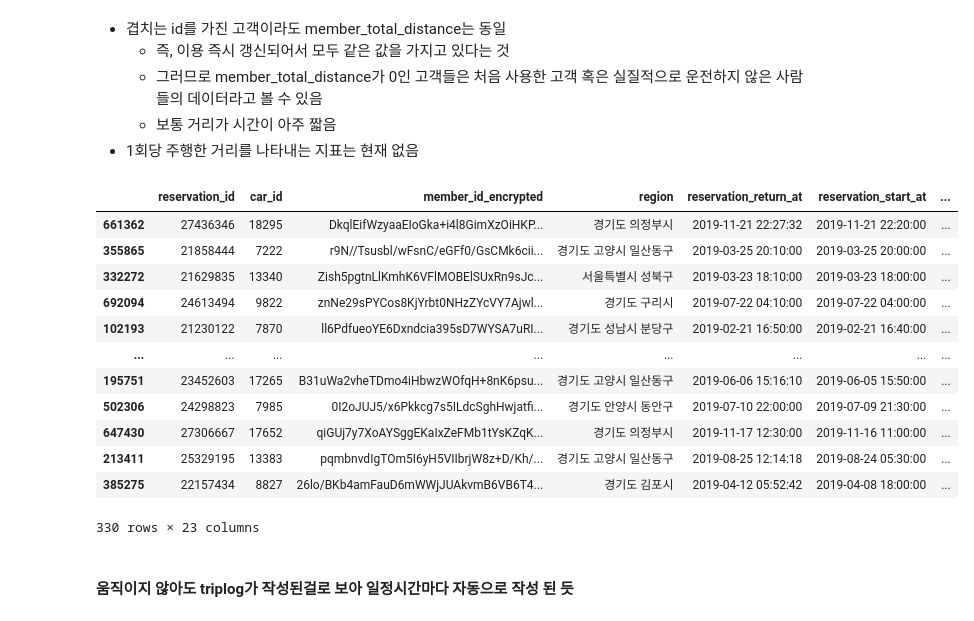
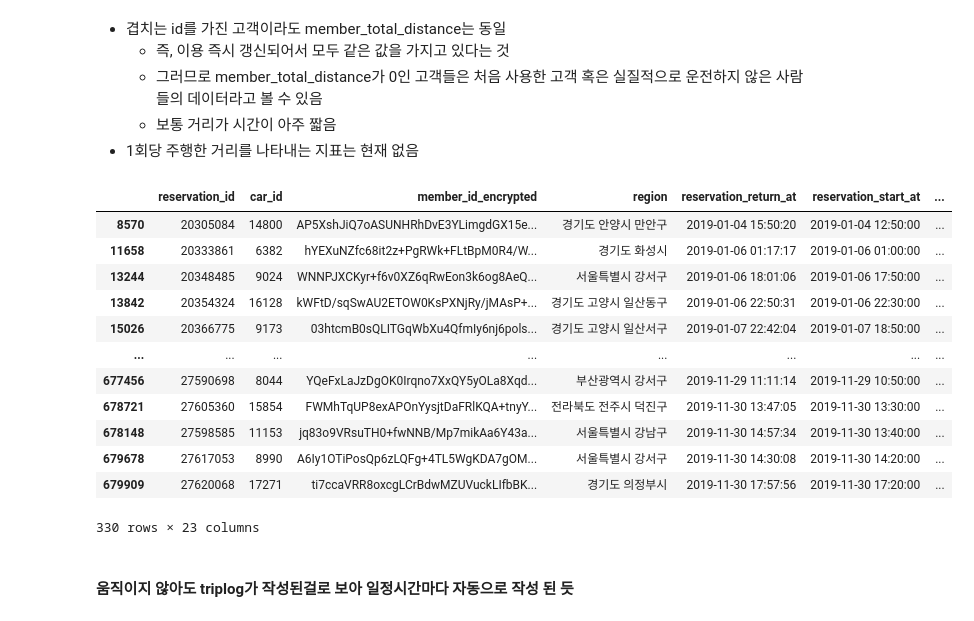
Before and after one commit to easttuna/Sodascar_User-clustering-and-classification-model-based-on-usage-history, a Jupyter notebook: EDA_cmy.ipynb, the cells around one changed output. Drawn from its saved outputs; the diff is of its cells as text; code cells hidden in the pictures.

```diff
--- a/EDA_cmy.ipynb
+++ b/EDA_cmy.ipynb
@@ -188,20 +367,20 @@ Name: member_total_distance, Length: 295, dtype: float64
 - 1회당 주행한 거리를 나타내는 지표는 현재 없음
 # %%
 zero_distance = df.loc[df["member_total_distance"] == 0]
-zero_distance
+zero_distance.sort_values(by='reservation_start_at')
 # %% [output]
 |  | reservation_id | car_id | member_id_encrypted | region | reservation_return_at | reservation_start_at | ... |
-| 661362 | 27436346 | 18295 | DkqlEifWzyaaEIoGka+i4l8GimXzOiHKP... | 경기도 의정부시 | 2019-11-21 22:27:32 | 2019-11-21 22:20:00 | ... |
-| 355865 | 21858444 | 7222 | r9N//Tsusbl/wFsnC/eGFf0/GsCMk6cii... | 경기도 고양시 일산동구 | 2019-03-25 20:10:00 | 2019-03-25 20:00:00 | ... |
-| 332272 | 21629835 | 13340 | Zish5pgtnLlKmhK6VFlMOBElSUxRn9sJc... | 서울특별시 성북구 | 2019-03-23 18:10:00 | 2019-03-23 18:00:00 | ... |
-| 692094 | 24613494 | 9822 | znNe29sPYCos8KjYrbt0NHzZYcVY7Ajwl... | 경기도 구리시 | 2019-07-22 04:10:00 | 2019-07-22 04:00:00 | ... |
-| 102193 | 21230122 | 7870 | ll6PdfueoYE6Dxndcia395sD7WYSA7uRI... | 경기도 성남시 분당구 | 2019-02-21 16:50:00 | 2019-02-21 16:40:00 | ... |
+| 8570 | 20305084 | 14800 | AP5XshJiQ7oASUNHRhDvE3YLimgdGX15e... | 경기도 안양시 만안구 | 2019-01-04 15:50:20 | 2019-01-04 12:50:00 | ... |
+| 11658 | 20333861 | 6382 | hYEXuNZfc68it2z+PgRWk+FLtBpM0R4/W... | 경기도 화성시 | 2019-01-06 01:17:17 | 2019-01-06 01:00:00 | ... |
+| 13244 | 20348485 | 9024 | WNNPJXCKyr+f6v0XZ6qRwEon3k6og8AeQ... | 서울특별시 강서구 | 2019-01-06 18:01:06 | 2019-01-06 17:50:00 | ... |
+| 13842 | 20354324 | 16128 | kWFtD/sqSwAU2ETOW0KsPXNjRy/jMAsP+... | 경기도 고양시 일산동구 | 2019-01-06 22:50:31 | 2019-01-06 22:30:00 | ... |
+| 15026 | 20366775 | 9173 | 03htcmB0sQLITGqWbXu4QfmIy6nj6pols... | 경기도 고양시 일산서구 | 2019-01-07 22:42:04 | 2019-01-07 18:50:00 | ... |
 | ... | ... | ... | ... | ... | ... | ... | ... |
-| 195751 | 23452603 | 17265 | B31uWa2vheTDmo4iHbwzWOfqH+8nK6psu... | 경기도 고양시 일산동구 | 2019-06-06 15:16:10 | 2019-06-05 15:50:00 | ... |
-| 502306 | 24298823 | 7985 | 0I2oJUJ5/x6Pkkcg7s5ILdcSghHwjatfi... | 경기도 안양시 동안구 | 2019-07-10 22:00:00 | 2019-07-09 21:30:00 | ... |
-| 647430 | 27306667 | 17652 | qiGUj7y7XoAYSggEKaIxZeFMb1tYsKZqK... | 경기도 의정부시 | 2019-11-17 12:30:00 | 2019-11-16 11:00:00 | ... |
-| 213411 | 25329195 | 13383 | pqmbnvdIgTOm5I6yH5VIIbrjW8z+D/Kh/... | 경기도 고양시 일산동구 | 2019-08-25 12:14:18 | 2019-08-24 05:30:00 | ... |
-| 385275 | 22157434 | 8827 | 26lo/BKb4amFauD6mWWjJUAkvmB6VB6T4... | 경기도 김포시 | 2019-04-12 05:52:42 | 2019-04-08 18:00:00 | ... |
+| 677456 | 27590698 | 8044 | YQeFxLaJzDgOK0Irqno7XxQY5yOLa8Xqd... | 부산광역시 강서구 | 2019-11-29 11:11:14 | 2019-11-29 10:50:00 | ... |
+| 678721 | 27605360 | 15854 | FWMhTqUP8exAPOnYysjtDaFRlKQA+tnyY... | 전라북도 전주시 덕진구 | 2019-11-30 13:47:05 | 2019-11-30 13:30:00 | ... |
+| 678148 | 27598585 | 11153 | jq83o9VRsuTH0+fwNNB/Mp7mikAa6Y43a... | 서울특별시 강남구 | 2019-11-30 14:57:34 | 2019-11-30 13:40:00 | ... |
+| 679678 | 27617053 | 8990 | A6Iy1OTiPosQp6zLQFg+4TL5WgKDA7gOM... | 서울특별시 강서구 | 2019-11-30 14:30:08 | 2019-11-30 14:20:00 | ... |
+| 679909 | 27620068 | 17271 | ti7ccaVRR8oxcgLCrBdwMZUVuckLIfbBK... | 경기도 의정부시 | 2019-11-30 17:57:56 | 2019-11-30 17:20:00 | ... |
 330 rows × 23 columns
 # %% [markdown]
 #### 움직이지 않아도 triplog가 작성된걸로 보아 일정시간마다 자동으로 작성 된 듯
```
Also changed, not shown: parts of 12 cells of this notebook.
